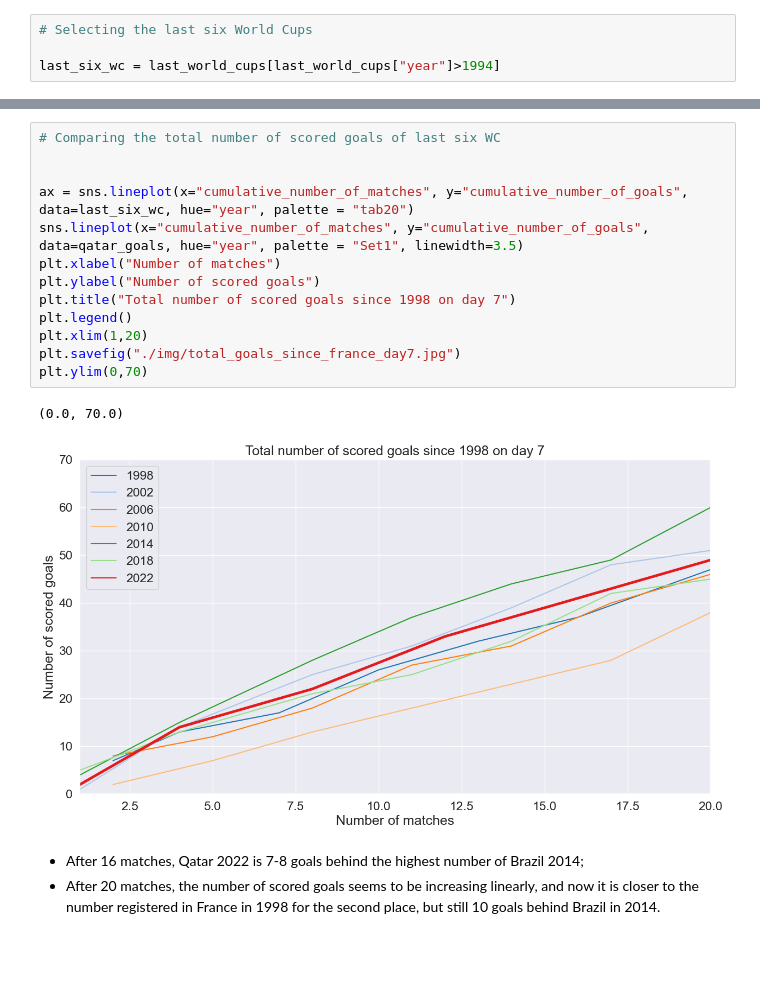
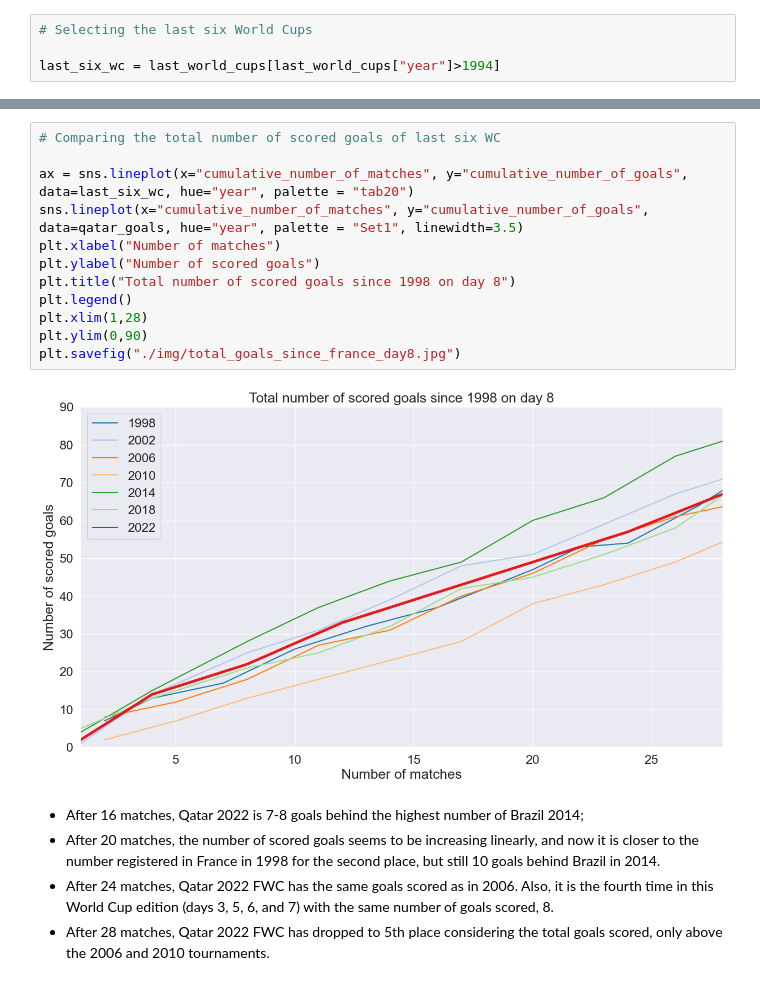
Before and after one commit to hanada-stephan/fifa_world_cup_analysis, a Jupyter notebook: world_cup_analysis.ipynb, the cells around one changed output, grey strips where cells are left out. Cells and saved outputs as stored; diff of their text form; blank space fills up the shorter version.

```diff
--- a/world_cup_analysis.ipynb
+++ b/world_cup_analysis.ipynb
@@ -232,19 +232,19 @@ plt.xlim(1,7)
 # %%
 # Comparing the total number of scored goals of last six WC
-
 
 ax = sns.lineplot(x="cumulative_number_of_matches", y="cumulative_number_of_goals", data=last_six_wc, hue="year", palette = "tab20")
 sns.lineplot(x="cumulative_number_of_matches", y="cumulative_number_of_goals", data=qatar_goals, hue="year", palette = "Set1", linewidth=3.5)
 plt.xlabel("Number of matches")
 plt.ylabel("Number of scored goals")
-plt.title("Total number of scored goals since 1998 on day 7")
+plt.title("Total number of scored goals since 1998 on day 8")
 plt.legend()
-plt.xlim(1,20)
-plt.savefig("./img/total_goals_since_france_day7.jpg")
-plt.ylim(0,70)
+plt.xlim(1,28)
+plt.ylim(0,90)
+plt.savefig("./img/total_goals_since_france_day8.jpg")
 # %% [output]
-(0.0, 70.0)
-[figure, old version]
+[figure, new version]
 # %% [markdown]
 - After 16 matches, Qatar 2022 is 7-8 goals behind the highest number of Brazil 2014;
 - After 20 matches, the number of scored goals seems to be increasing linearly, and now it is closer to the number registered in France in 1998 for the second place, but still 10 goals behind Brazil in 2014.
+- After 24 matches, Qatar 2022 FWC has the same goals scored as in 2006. Also, it is the fourth time in this World Cup edition (days 3, 5, 6, and 7) with the same number of goals scored, 8.
+- After 28 matches, Qatar 2022 FWC has dropped to 5th place considering the total goals scored, only above the 2006 and 2010 tournaments.
```
Also changed, not shown: parts of 3 cells of this notebook.
